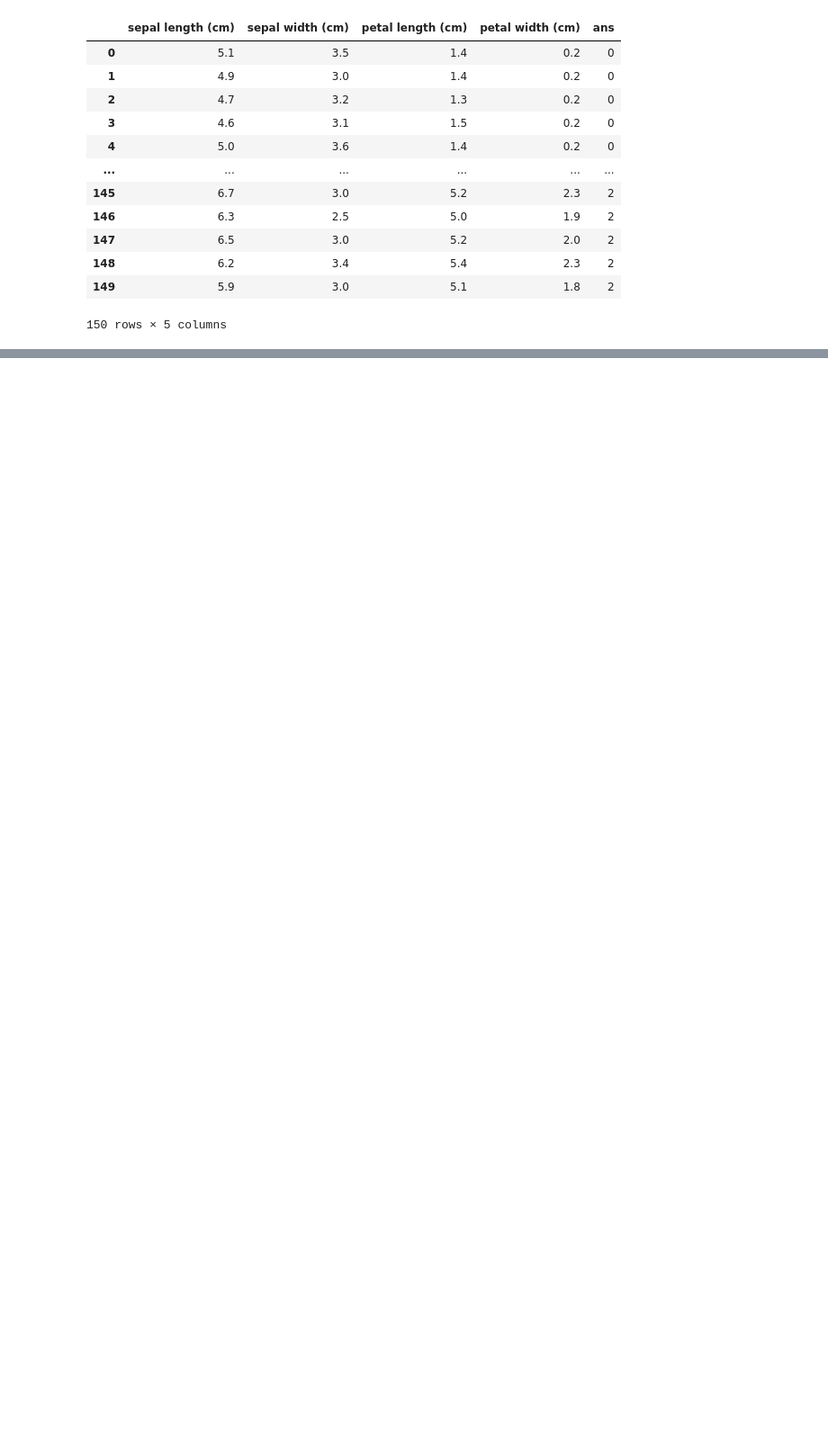
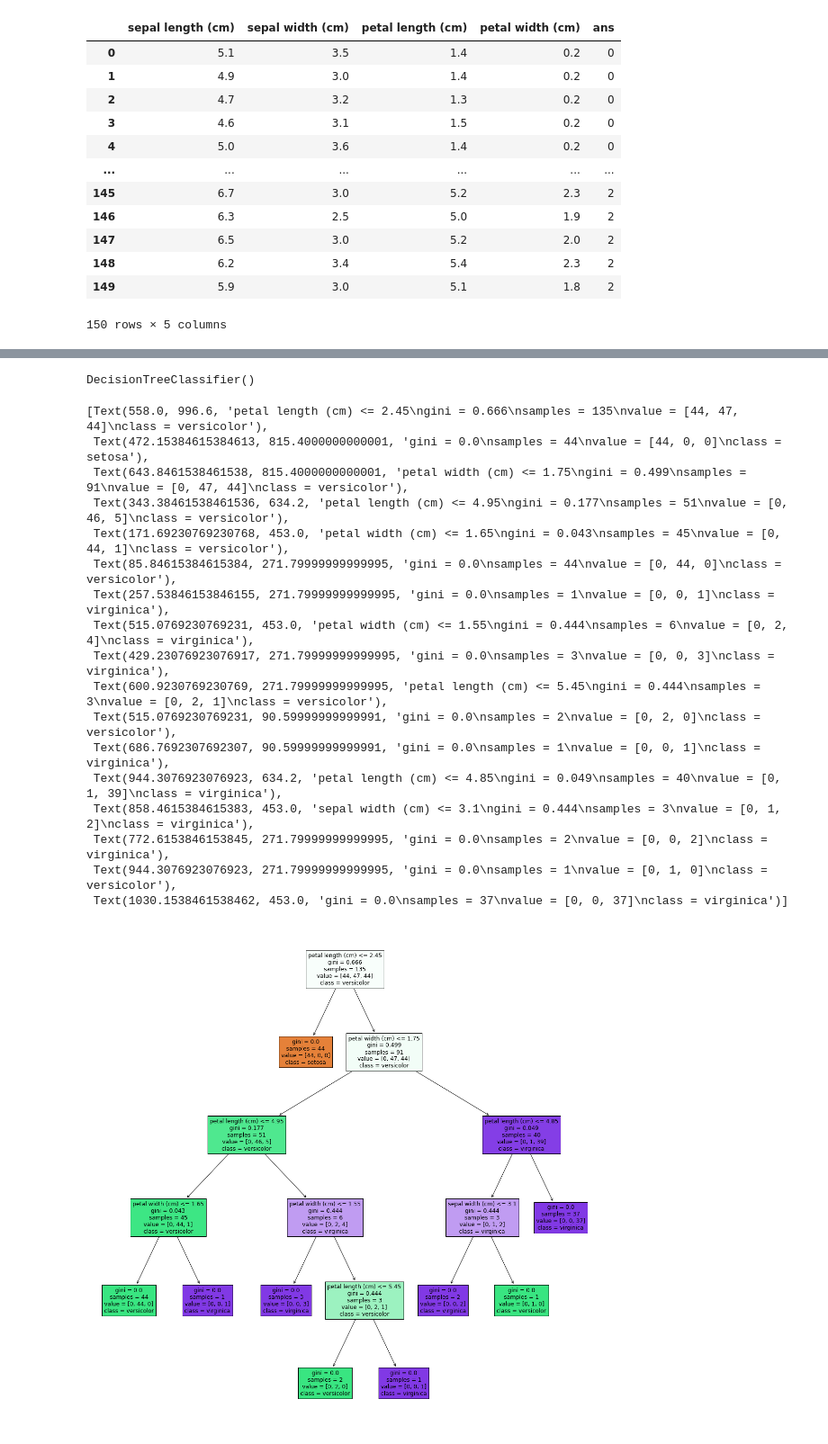
Before and after one commit to ycchiu18/xiemen1129, a Jupyter notebook: Classification.ipynb, the cells around one changed output, grey strips where cells are left out. Shown: that part at 90% size. Drawn from its saved outputs; the diff is of its cells as text; code cells hidden in the pictures; blank space fills up the shorter version.

```diff
--- a/Classification.ipynb
+++ b/Classification.ipynb
@@ -53,0 +54,30 @@ array([[6.7, 2.5, 5.8, 1.8],
+# %%
+from sklearn.tree import DecisionTreeClassifier
+clf = DecisionTreeClassifier()
+clf.fit(x_train, y_train)
+# %% [output]
+DecisionTreeClassifier()
+# %%
+import matplotlib.pyplot as plt
+from sklearn.tree import plot_tree
+plt.figure(figsize=(20, 20))
+plot_tree(clf, feature_names=iris["feature_names"], class_names=iris["target_names"], filled=True)
+# %% [output]
+[Text(558.0, 996.6, 'petal length (cm) <= 2.45\ngini = 0.666\nsamples = 135\nvalue = [44, 47, 44]\nclass = versicolor'),
+ Text(472.15384615384613, 815.4000000000001, 'gini = 0.0\nsamples = 44\nvalue = [44, 0, 0]\nclass = setosa'),
+ Text(643.8461538461538, 815.4000000000001, 'petal width (cm) <= 1.75\ngini = 0.499\nsamples = 91\nvalue = [0, 47, 44]\nclass = versicolor'),
+ Text(343.38461538461536, 634.2, 'petal length (cm) <= 4.95\ngini = 0.177\nsamples = 51\nvalue = [0, 46, 5]\nclass = versicolor'),
+ Text(171.69230769230768, 453.0, 'petal width (cm) <= 1.65\ngini = 0.043\nsamples = 45\nvalue = [0, 44, 1]\nclass = versicolor'),
+ Text(85.84615384615384, 271.79999999999995, 'gini = 0.0\nsamples = 44\nvalue = [0, 44, 0]\nclass = versicolor'),
+ Text(257.53846153846155, 271.79999999999995, 'gini = 0.0\nsamples = 1\nvalue = [0, 0, 1]\nclass = virginica'),
+ Text(515.0769230769231, 453.0, 'petal width (cm) <= 1.55\ngini = 0.444\nsamples = 6\nvalue = [0, 2, 4]\nclass = virginica'),
+ Text(429.23076923076917, 271.79999999999995, 'gini = 0.0\nsamples = 3\nvalue = [0, 0, 3]\nclass = virginica'),
+ Text(600.9230769230769, 271.79999999999995, 'petal length (cm) <= 5.45\ngini = 0.444\nsamples = 3\nvalue = [0, 2, 1]\nclass = versicolor'),
+ Text(515.0769230769231, 90.59999999999991, 'gini = 0.0\nsamples = 2\nvalue = [0, 2, 0]\nclass = versicolor'),
+ Text(686.7692307692307, 90.59999999999991, 'gini = 0.0\nsamples = 1\nvalue = [0, 0, 1]\nclass = virginica'),
+ Text(944.3076923076923, 634.2, 'petal length (cm) <= 4.85\ngini = 0.049\nsamples = 40\nvalue = [0, 1, 39]\nclass = virginica'),
+ Text(858.4615384615383, 453.0, 'sepal width (cm) <= 3.1\ngini = 0.444\nsamples = 3\nvalue = [0, 1, 2]\nclass = virginica'),
+ Text(772.6153846153845, 271.79999999999995, 'gini = 0.0\nsamples = 2\nvalue = [0, 0, 2]\nclass = virginica'),
+ Text(944.3076923076923, 271.79999999999995, 'gini = 0.0\nsamples = 1\nvalue = [0, 1, 0]\nclass = versicolor'),
+ Text(1030.1538461538462, 453.0, 'gini = 0.0\nsamples = 37\nvalue = [0, 0, 37]\nclass = virginica')]
+[figure, added]
```
Also changed, not shown: parts of 1 cell of this notebook.
